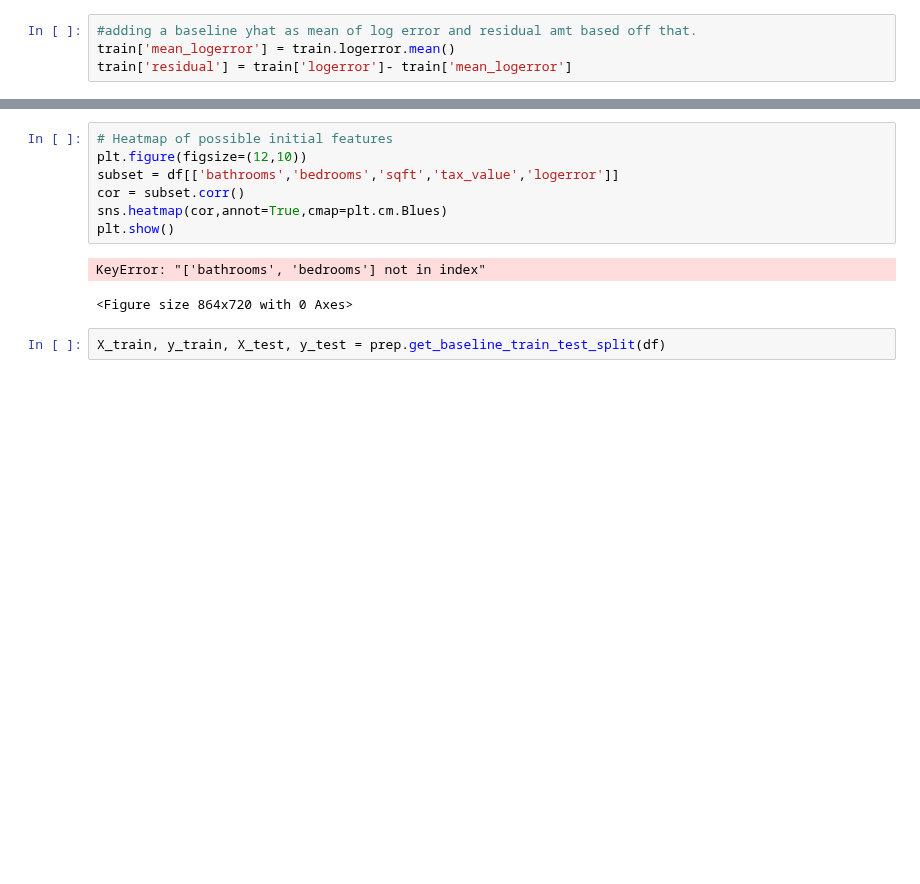
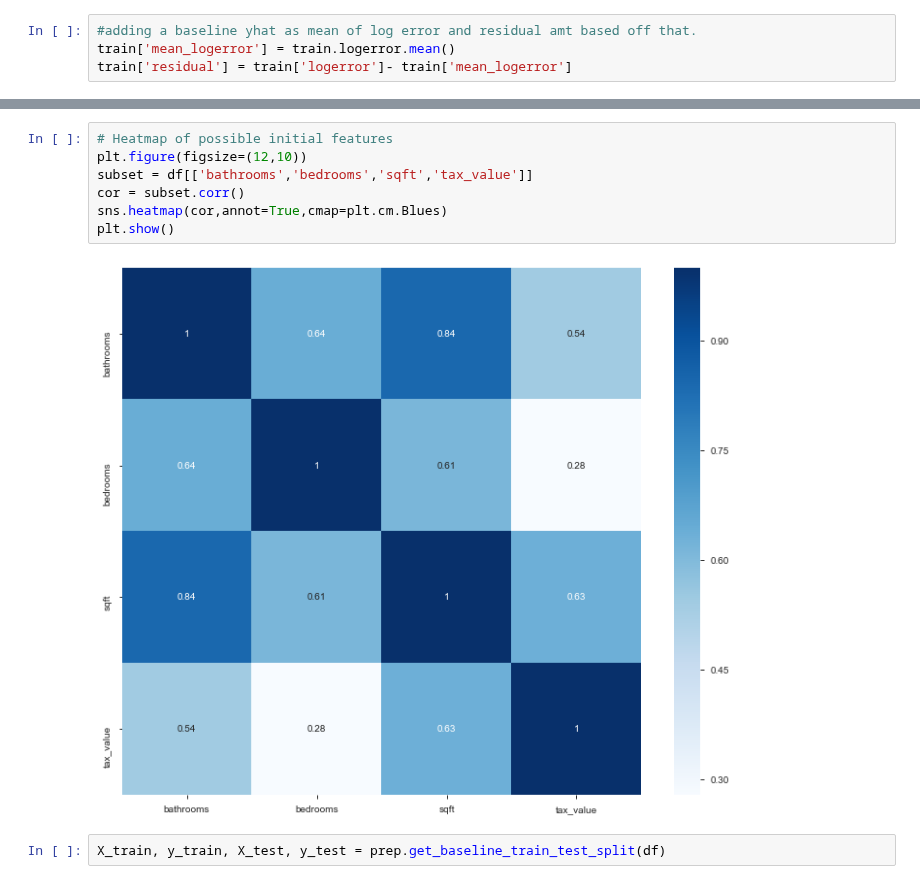
Before and after one commit to Zillow-SJ/Cluster_Zillow, a Jupyter notebook: model_final.ipynb, the cells around one changed output, grey strips where cells are left out. Drawn from its saved outputs; the diff is of its cells as text; blank space fills up the shorter version.

```diff
--- a/model_final.ipynb
+++ b/model_final.ipynb
@@ -79,13 +69,12 @@ train.head(2)
 # %%
 # Heatmap of possible initial features
 plt.figure(figsize=(12,10))
-subset = df[['bathrooms','bedrooms','sqft','tax_value','logerror']]
+subset = df[['bathrooms','bedrooms','sqft','tax_value']]
 cor = subset.corr()
 sns.heatmap(cor,annot=True,cmap=plt.cm.Blues)
 plt.show()
 # %% [output]
-KeyError: "['bathrooms', 'bedrooms'] not in index"
-<Figure size 864x720 with 0 Axes>
+[figure, added]
 # %%
 X_train, y_train, X_test, y_test = prep.get_baseline_train_test_split(df)
 # %%
```
Also changed, not shown: parts of 21 cells of this notebook, 1 other file.
